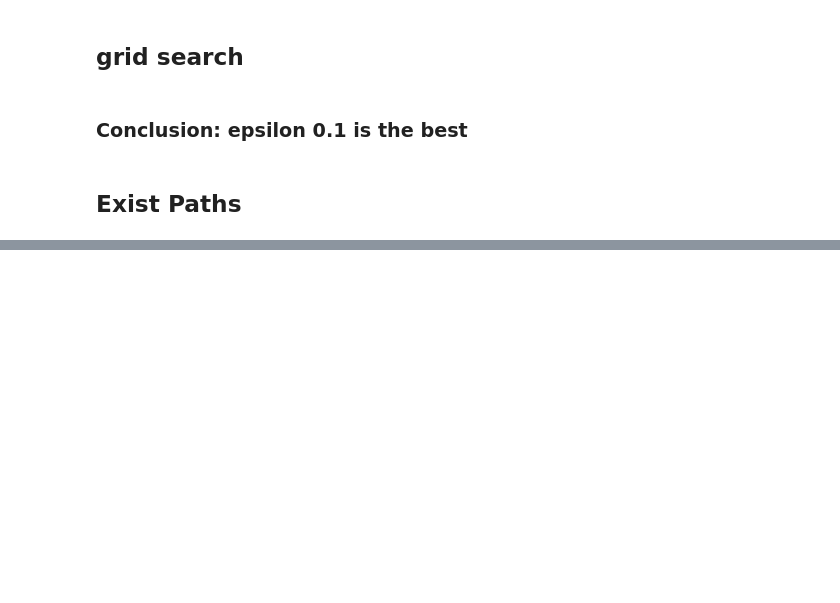
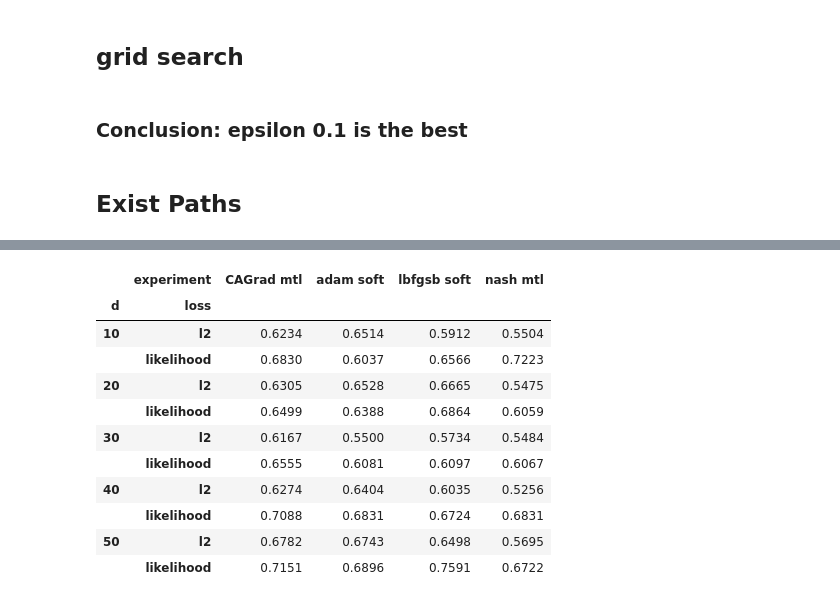
Before and after one commit to yurou-liang/notears, a Jupyter notebook: Analyse.ipynb, the cells around one changed output, grey strips where cells are left out. Drawn from its saved outputs; the diff is of its cells as text; code cells hidden in the pictures; blank space fills up the shorter version.

```diff
--- a/Analyse.ipynb
+++ b/Analyse.ipynb
@@ -227,34 +229,57 @@ Name: JSON files, dtype: int64
 # %%
 expected_seeds = set(range(10))
 metadata_columns = {
     "experiment", "configuration", "prior_setting",
     "loss", "d", "seed", "epsilon", "file", "compare"
 }
 score_columns = [
     column for column in accuracy_rows.columns
     if column not in metadata_columns
     and pd.api.types.is_numeric_dtype(accuracy_rows[column])
 ]
 summary = (
     accuracy_rows
     .groupby(
         ["experiment", "d", "prior_setting", "loss", "compare"],
         dropna=False,
     )
     .agg(
         num_seeds=("seed", "nunique"),
         failed_seeds=(
             "seed",
             lambda seeds: sorted(
                 expected_seeds - set(seeds.dropna().astype(int))
             ),
         ),
         f1_std=("f1", "std"),
         **{score: (score, "mean") for score in score_columns},
     )
     .round(4)
 )
-summary.xs(False, level="compare").xs("with_prior", level="prior_setting")
+# summary.xs(False, level="compare").xs("with_prior", level="prior_setting").drop(columns=["fdr", "tpr", "fpr", "nnz"], errors="ignore")
+comparison = (
+    summary
+    .xs(False, level="compare")
+    .xs("with_prior", level="prior_setting")
+    [["f1"]]
+    .unstack("experiment")
+    .droplevel(0, axis=1)
+)
+
+display(comparison)
+# %% [output]
+|  | experiment | CAGrad mtl | adam soft | lbfgsb soft | nash mtl |
+| d | loss |  |  |  |  |
+| 10 | l2 | 0.6234 | 0.6514 | 0.5912 | 0.5504 |
+|  | likelihood | 0.6830 | 0.6037 | 0.6566 | 0.7223 |
+| 20 | l2 | 0.6305 | 0.6528 | 0.6665 | 0.5475 |
+|  | likelihood | 0.6499 | 0.6388 | 0.6864 | 0.6059 |
+| 30 | l2 | 0.6167 | 0.5500 | 0.5734 | 0.5484 |
+|  | likelihood | 0.6555 | 0.6081 | 0.6097 | 0.6067 |
+| 40 | l2 | 0.6274 | 0.6404 | 0.6035 | 0.5256 |
+|  | likelihood | 0.7088 | 0.6831 | 0.6724 | 0.6831 |
+| 50 | l2 | 0.6782 | 0.6743 | 0.6498 | 0.5695 |
+|  | likelihood | 0.7151 | 0.6896 | 0.7591 | 0.6722 |
 # %%
 
 def plot_f1_summary(summary):
```
Also changed, not shown: parts of 3 cells of this notebook, 8 other files.
